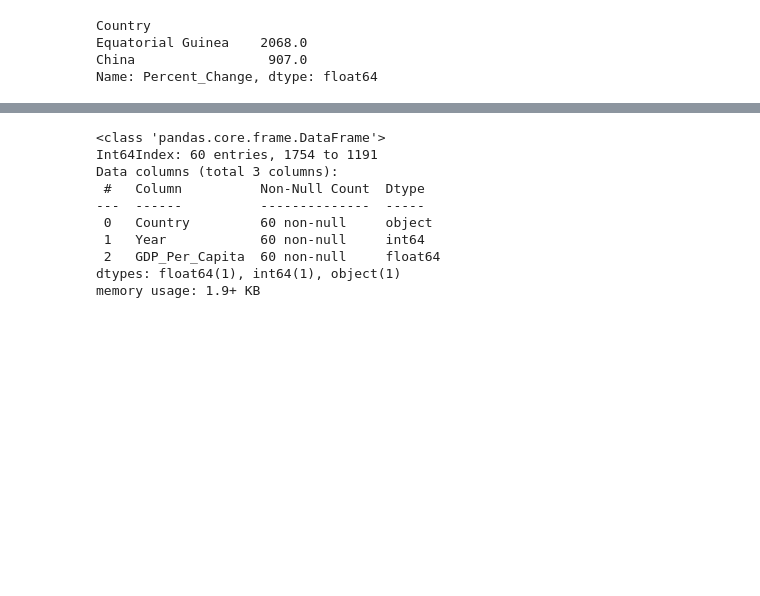
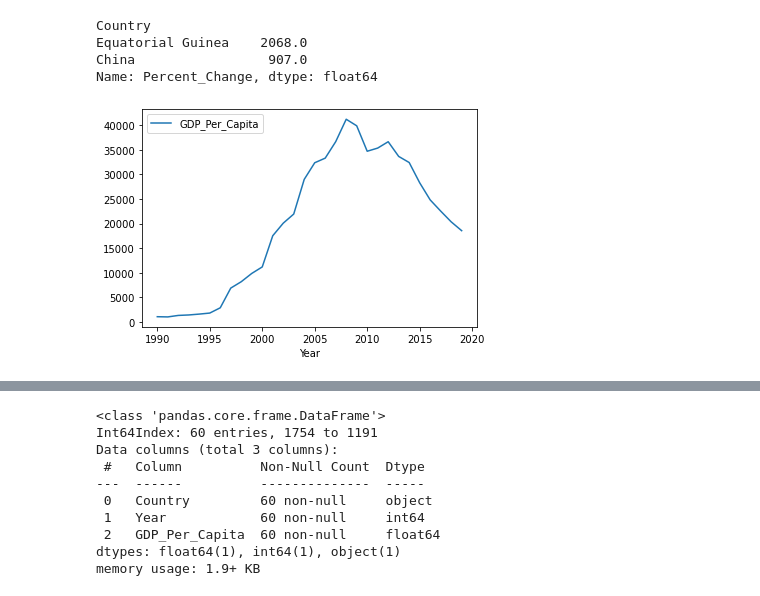
Before and after one commit to nss-data-science-cohort-5/un_exploration-Corbec, a Jupyter notebook: notebooks/UN_Data_Exploration.ipynb, the cells around one changed output, grey strips where cells are left out. Drawn from its saved outputs; the diff is of its cells as text; code cells hidden in the pictures; blank space fills up the shorter version.

```diff
--- a/notebooks/UN_Data_Exploration.ipynb
+++ b/notebooks/UN_Data_Exploration.ipynb
@@ -288,3 +288,8 @@ Name: Percent_Change, dtype: float64
 guinea = gdp_df[gdp_df['Country'] == 'Equatorial Guinea']
 # %%
 china = gdp_df[gdp_df['Country'] == 'China']
+# %%
+guinea.plot(x = 'Year',
+           y = 'GDP_Per_Capita');
+# %% [output]
+[figure, added]
```
Also changed, not shown: parts of 15 cells of this notebook.
